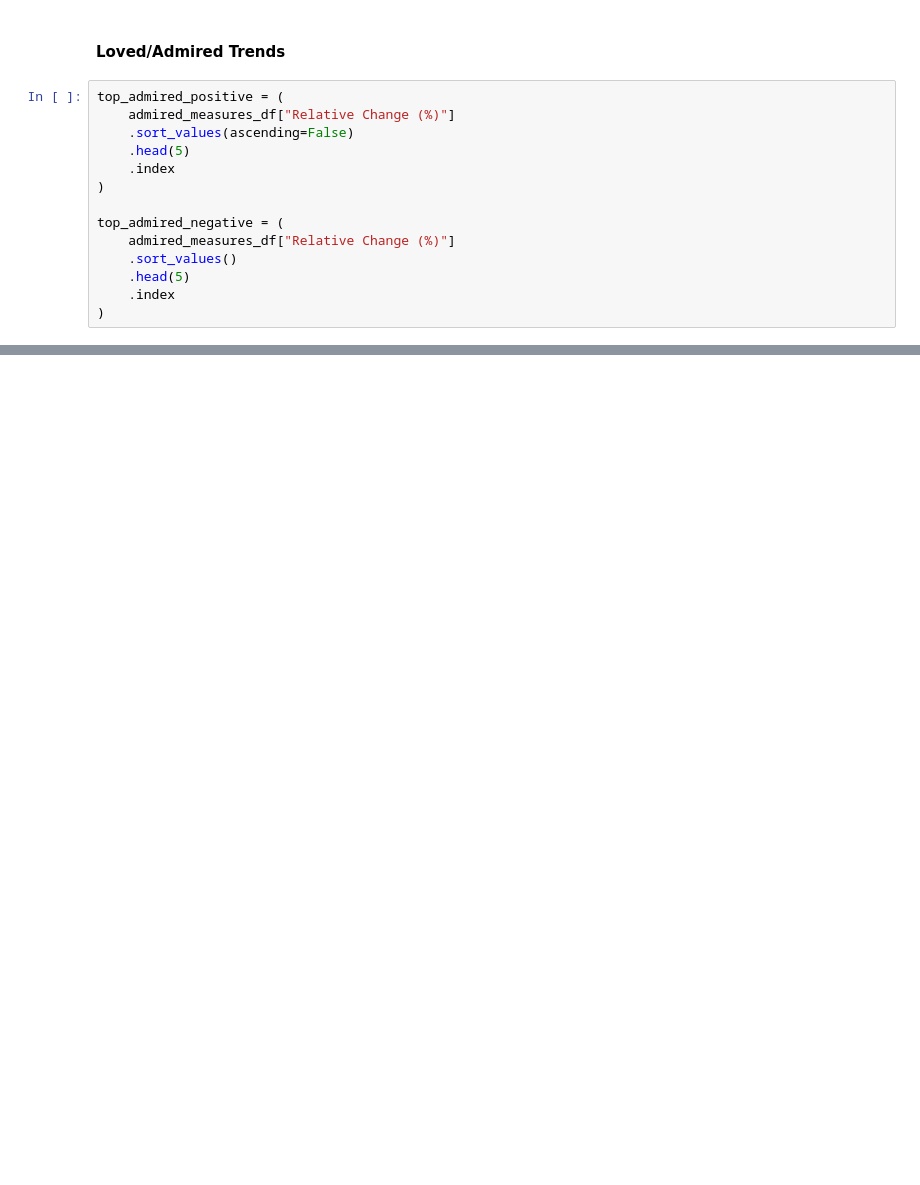
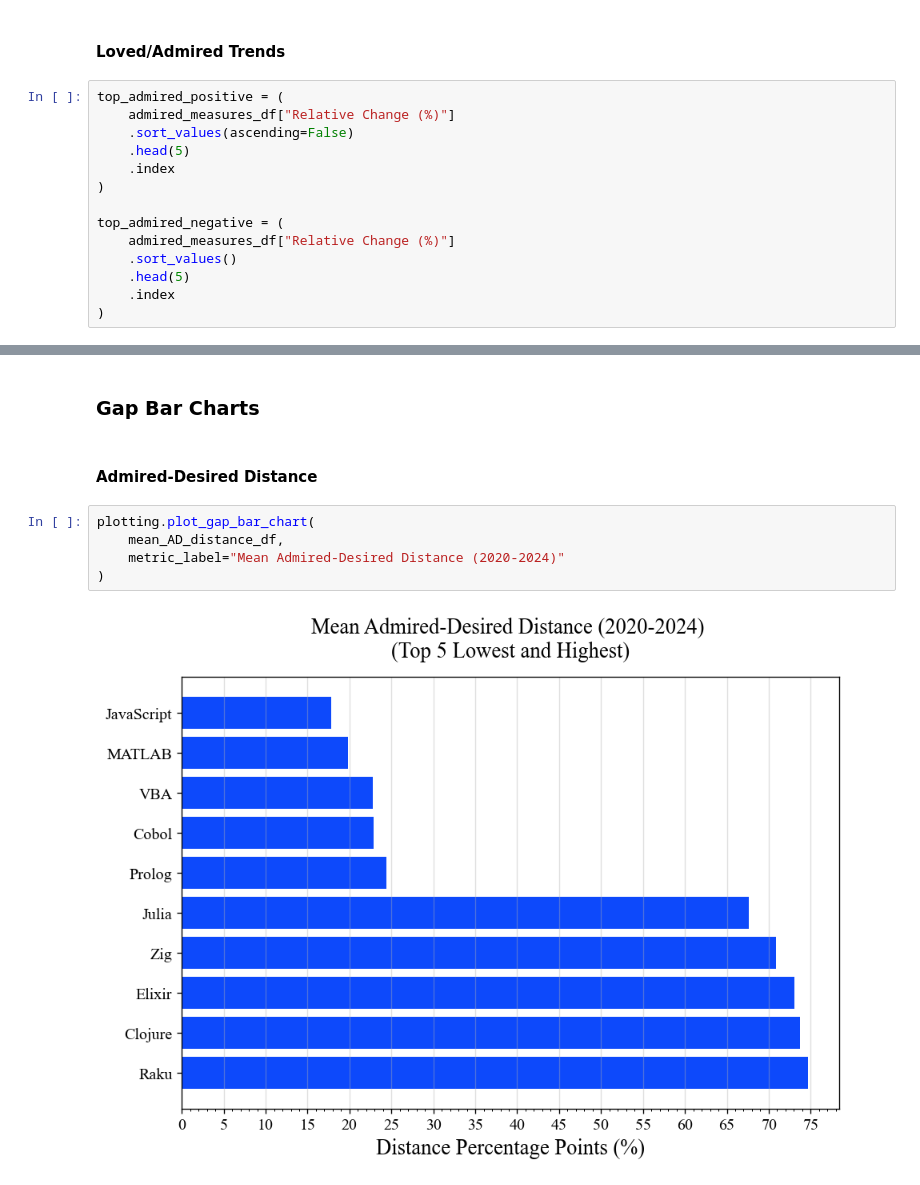
Before and after one commit to devinlin89/SO-language-trends-2020-2024, a Jupyter notebook: notebooks/analysis.ipynb, the cells around one changed output, grey strips where cells are left out. Saved outputs shown, nothing was run; the diff lists cells and outputs as text; blank space fills up the shorter version.

Commit message:
Added more charts

```diff
--- a/notebooks/analysis.ipynb
+++ b/notebooks/analysis.ipynb
@@ -788,0 +789,11 @@ for lang in top_admired_negative:
+# %% [markdown]
+### Gap Bar Charts
+# %% [markdown]
+#### Admired-Desired Distance
+# %%
+plotting.plot_gap_bar_chart(
+    mean_AD_distance_df,
+    metric_label="Mean Admired-Desired Distance (2020-2024)"
+)
+# %% [output]
+[figure, added]
```
Also changed, not shown: parts of 15 cells of this notebook, 1 other file.
